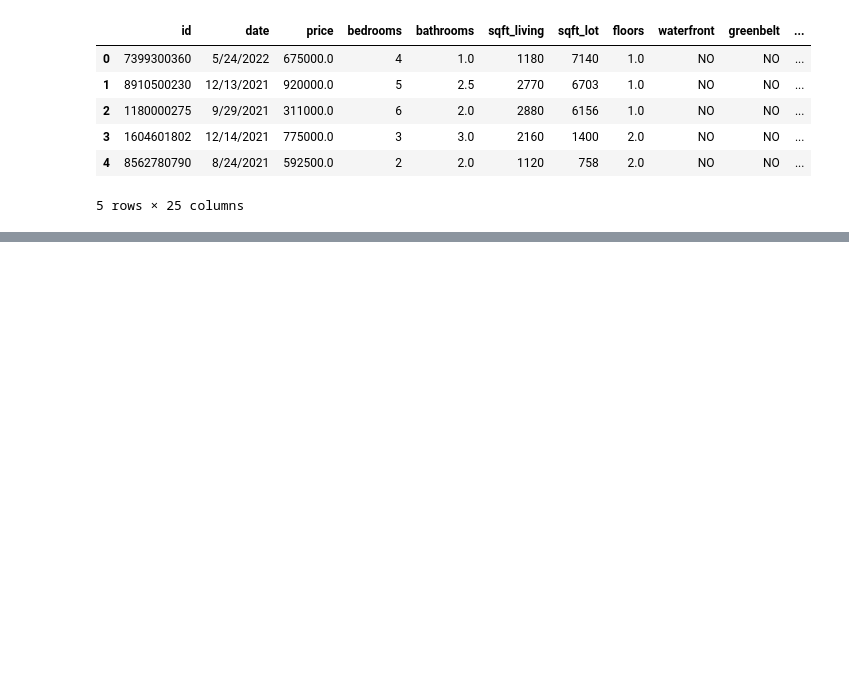
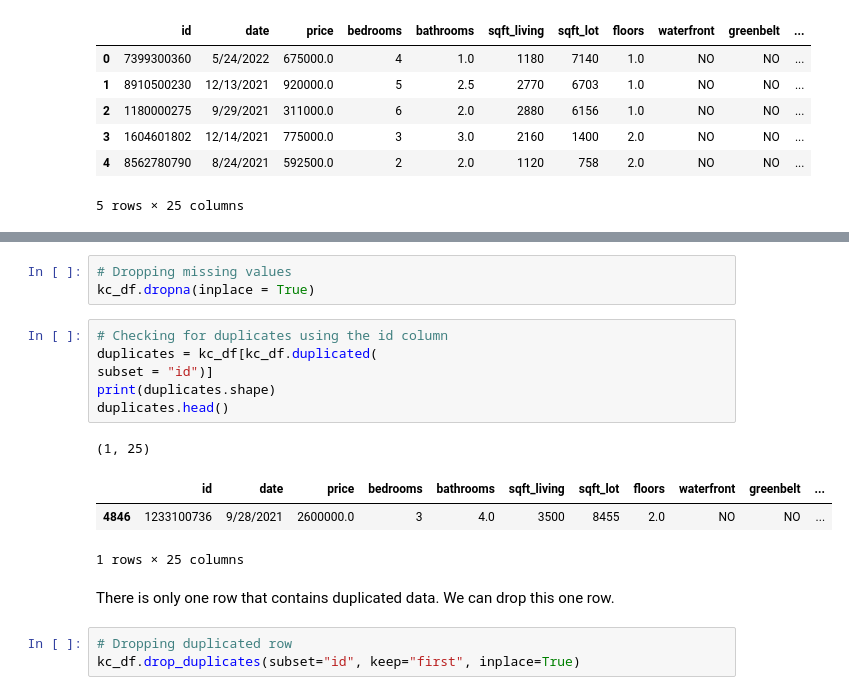
Before and after one commit to ldwilker10/dsc-phase-2-project-v2-5, a Jupyter notebook: Draft_1.ipynb, the cells around one changed output, grey strips where cells are left out. Cells and saved outputs as stored; diff of their text form; blank space fills up the shorter version.

```diff
--- a/Draft_1.ipynb
+++ b/Draft_1.ipynb
@@ -52,3 +76,22 @@ kc_df.head()
+# %%
+# Dropping missing values
+kc_df.dropna(inplace = True)
+# %%
+# Checking for duplicates using the id column
+duplicates = kc_df[kc_df.duplicated(
+subset = "id")]
+print(duplicates.shape)
+duplicates.head()
+# %% [output]
+(1, 25)
+|  | id | date | price | bedrooms | bathrooms | sqft_living | sqft_lot | floors | waterfront | greenbelt | ... |
+| 4846 | 1233100736 | 9/28/2021 | 2600000.0 | 3 | 4.0 | 3500 | 8455 | 2.0 | NO | NO | ... |
+1 rows × 25 columns
+# %% [markdown]
+There is only one row that contains duplicated data. We can drop this one row.
+# %%
+# Dropping duplicated row
+kc_df.drop_duplicates(subset="id", keep="first", inplace=True)
 # %%
 # Using .shape to check for number of rows and columns
 print(kc_df.shape)
```
Also changed, not shown: parts of 7 cells of this notebook.
